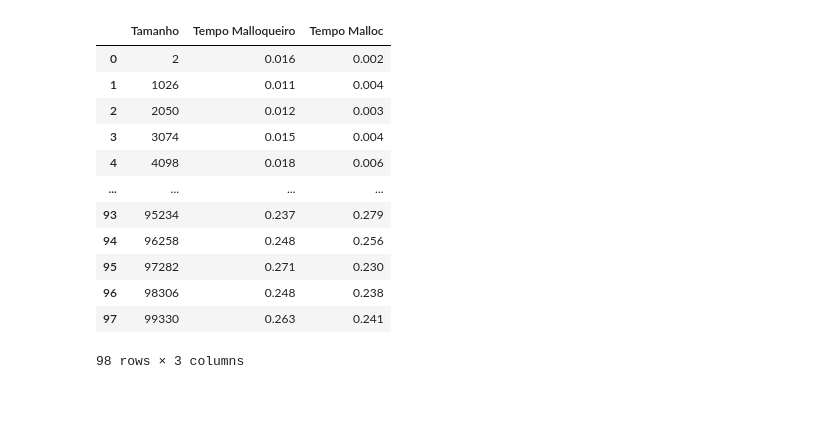
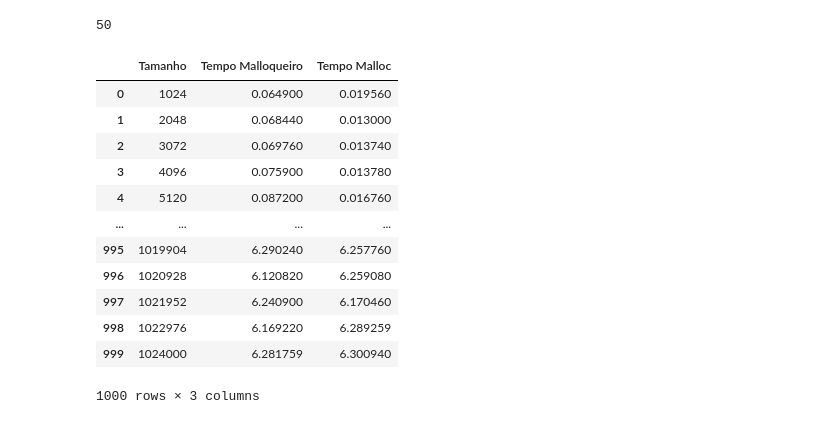
Before and after one commit to Softawii/Malloqueiro, a Jupyter notebook: dados.ipynb, the cells around one changed output. Cells and saved outputs as stored; diff of their text form; code cells hidden in the pictures.

```diff
--- a/dados.ipynb
+++ b/dados.ipynb
@@ -5,19 +7,36 @@ import numpy as np
-# %%
-df = pd.read_csv('./resultados/result.csv', sep=';')
-df.columns = ['Tamanho', 'Tempo Malloqueiro', 'Tempo Malloc']
-df
-# %% [output]
-|  | Tamanho | Tempo Malloqueiro | Tempo Malloc |
-| 0 | 2 | 0.016 | 0.002 |
-| 1 | 1026 | 0.011 | 0.004 |
-| 2 | 2050 | 0.012 | 0.003 |
-| 3 | 3074 | 0.015 | 0.004 |
-| 4 | 4098 | 0.018 | 0.006 |
-| ... | ... | ... | ... |
-| 93 | 95234 | 0.237 | 0.279 |
-| 94 | 96258 | 0.248 | 0.256 |
-| 95 | 97282 | 0.271 | 0.230 |
-| 96 | 98306 | 0.248 | 0.238 |
-| 97 | 99330 | 0.263 | 0.241 |
-98 rows × 3 columns
+# %%
+path = './resultados/'
+results_path = [f for f in listdir(path) if isfile(join(path, f)) and '.csv' in join(path, f) ]
+len(results_path)
+# %% [output]
+50
+# %%
+df = None
+for result_path in results_path:
+    if df is None:
+        df = pd.read_csv(join(path, result_path), sep=';')
+        df.columns = ['Tamanho', 'Tempo Malloqueiro', 'Tempo Malloc']
+    else:
+        df_t = pd.read_csv(join(path, result_path), sep=';')
+        df_t.columns = ['Tamanho', 'Tempo Malloqueiro', 'Tempo Malloc']
+        df['Tempo Malloqueiro'] = df['Tempo Malloqueiro'] + df_t['Tempo Malloqueiro']
+        df['Tempo Malloc'] = df['Tempo Malloc'] + df_t['Tempo Malloc']
+
+df['Tempo Malloqueiro'] = df['Tempo Malloqueiro'] / len(results_path)
+df['Tempo Malloc'] = df['Tempo Malloc'] / len(results_path)
+df
+# %% [output]
+|  | Tamanho | Tempo Malloqueiro | Tempo Malloc |
+| 0 | 1024 | 0.064900 | 0.019560 |
+| 1 | 2048 | 0.068440 | 0.013000 |
+| 2 | 3072 | 0.069760 | 0.013740 |
+| 3 | 4096 | 0.075900 | 0.013780 |
+| 4 | 5120 | 0.087200 | 0.016760 |
+| ... | ... | ... | ... |
+| 995 | 1019904 | 6.290240 | 6.257760 |
+| 996 | 1020928 | 6.120820 | 6.259080 |
+| 997 | 1021952 | 6.240900 | 6.170460 |
+| 998 | 1022976 | 6.169220 | 6.289259 |
+| 999 | 1024000 | 6.281759 | 6.300940 |
+1000 rows × 3 columns
 # %%
```
Also changed, not shown: parts of 2 cells of this notebook, 4 other files.
